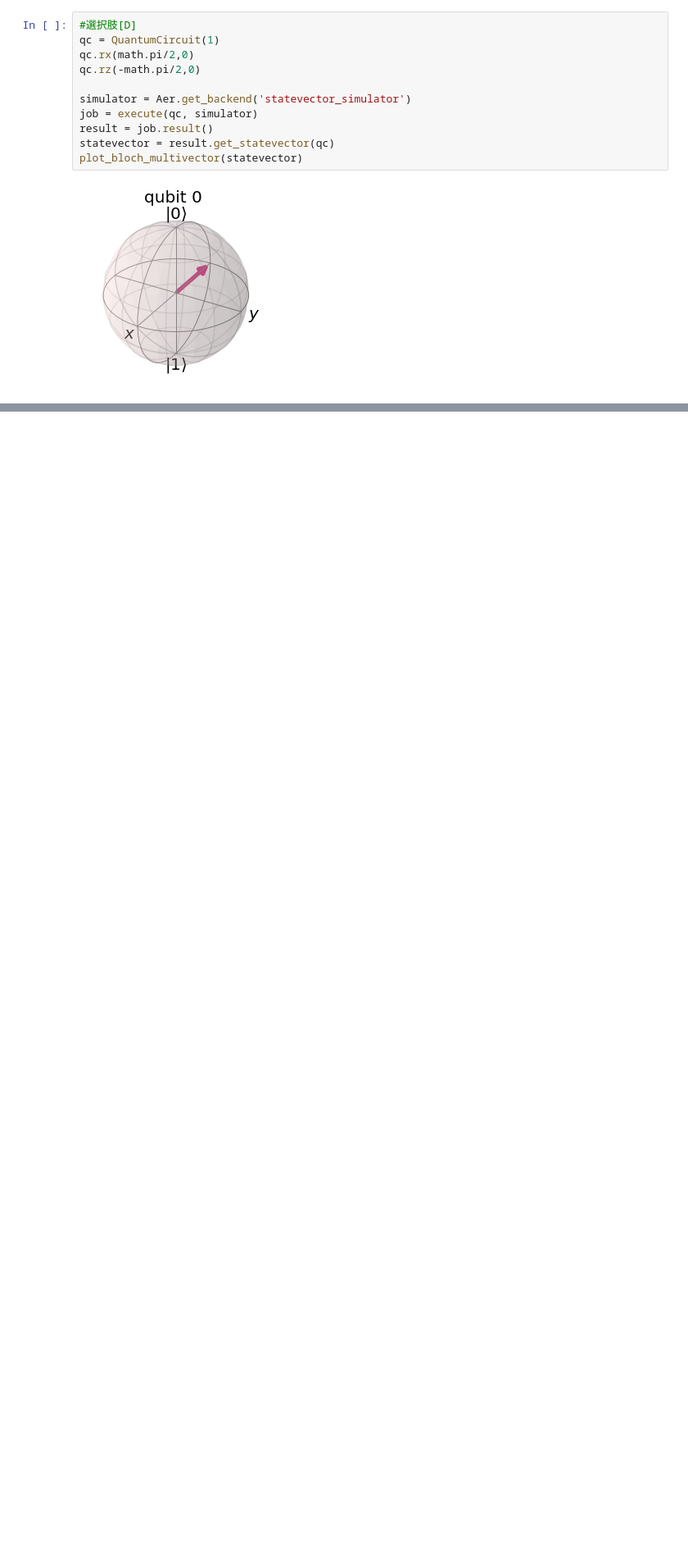
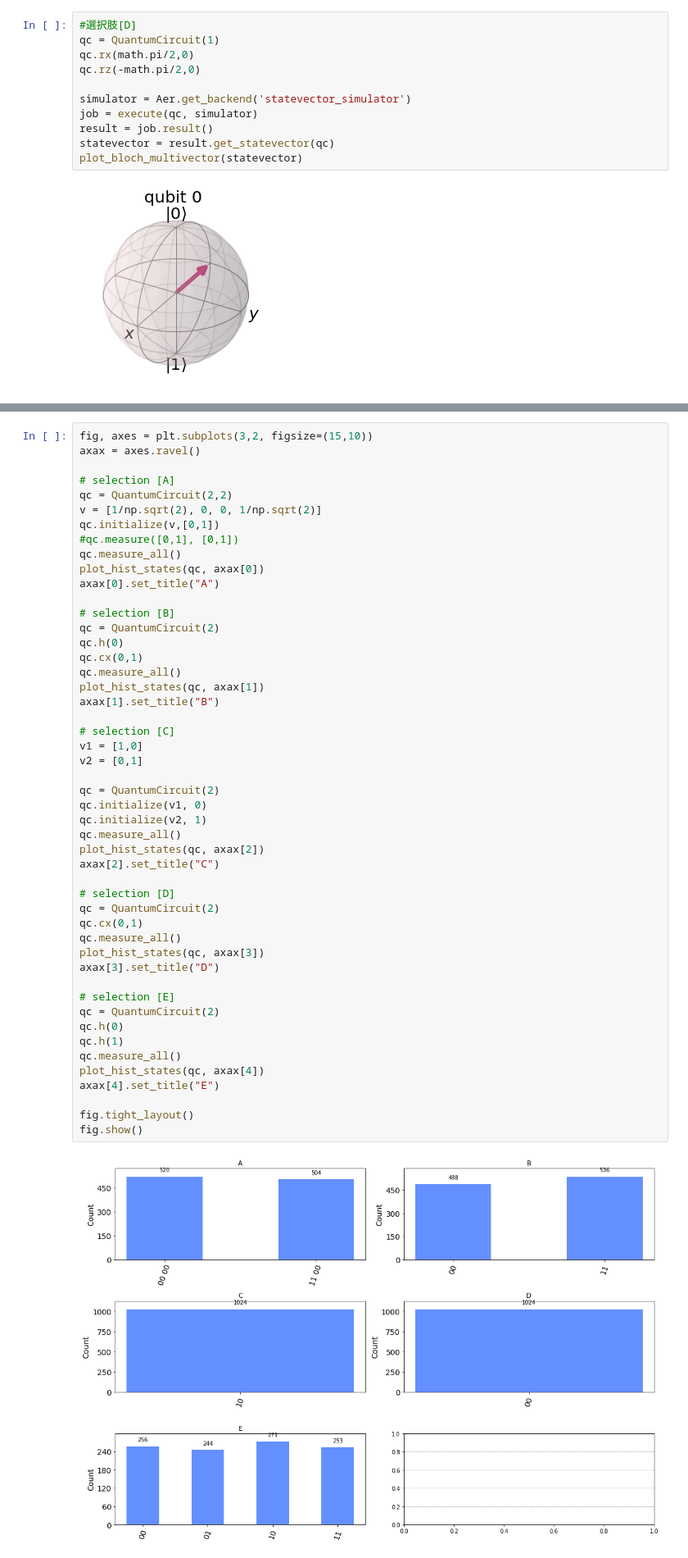
Before and after one commit to oreo-k/ibm-qiskit_c1000-112_sample, a Jupyter notebook: answer_code.ipynb, the cells around one changed output, grey strips where cells are left out. Shown: that part at 82% size. Cells and saved outputs as stored; diff of their text form; blank space fills up the shorter version.

```diff
--- a/answer_code.ipynb
+++ b/answer_code.ipynb
@@ -160,0 +187,51 @@ plot_bloch_multivector(statevector)
+# %%
+fig, axes = plt.subplots(3,2, figsize=(15,10))
+axax = axes.ravel()
+
+# selection [A]
+qc = QuantumCircuit(2,2)
+v = [1/np.sqrt(2), 0, 0, 1/np.sqrt(2)]
+qc.initialize(v,[0,1])
+#qc.measure([0,1], [0,1])
+qc.measure_all()
+plot_hist_states(qc, axax[0])
+axax[0].set_title("A")
+
+# selection [B]
+qc = QuantumCircuit(2)
+qc.h(0)
+qc.cx(0,1)
+qc.measure_all()
+plot_hist_states(qc, axax[1])
+axax[1].set_title("B")
+
+# selection [C]
+v1 = [1,0]
+v2 = [0,1]
+
+qc = QuantumCircuit(2)
+qc.initialize(v1, 0)
+qc.initialize(v2, 1)
+qc.measure_all()
+plot_hist_states(qc, axax[2])
+axax[2].set_title("C")
+
+# selection [D]
+qc = QuantumCircuit(2)
+qc.cx(0,1)
+qc.measure_all()
+plot_hist_states(qc, axax[3])
+axax[3].set_title("D")
+
+# selection [E]
+qc = QuantumCircuit(2)
+qc.h(0)
+qc.h(1)
+qc.measure_all()
+plot_hist_states(qc, axax[4])
+axax[4].set_title("E")
+
+fig.tight_layout()
+fig.show()
+# %% [output]
+[figure, added]
```
Also changed, not shown: parts of 8 cells of this notebook, 29 other files.
